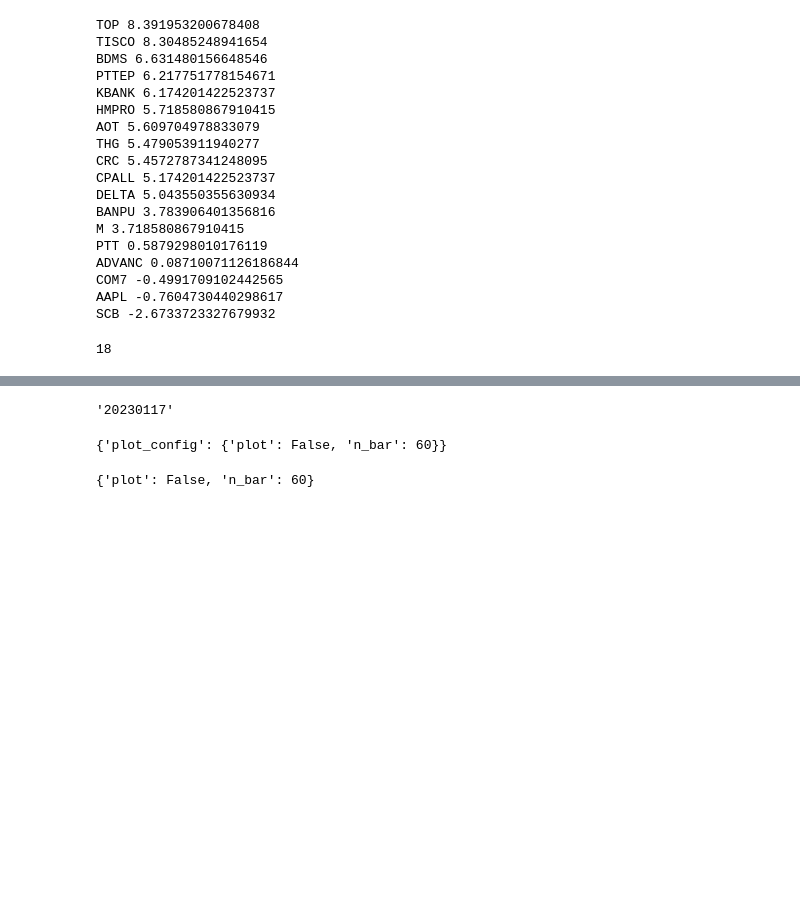
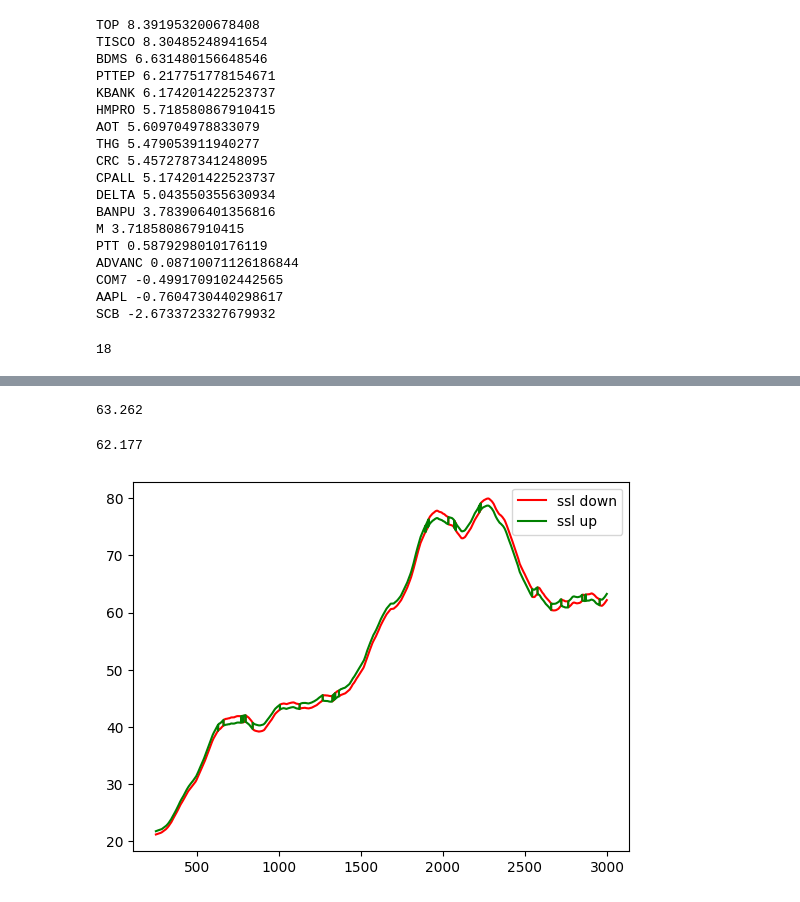
Before and after one commit to Lelalomos/analysis_bot, a Jupyter notebook: test.ipynb, the cells around one changed output, grey strips where cells are left out. Saved outputs shown, nothing was run; the diff lists cells and outputs as text; code cells hidden in the pictures; blank space fills up the shorter version.

```diff
--- a/test.ipynb
+++ b/test.ipynb
@@ -303 +354,20 @@ len(dict_min_value_1_sort)
+# %%
+df = get_data(tv, "SET", "CPALL", 3000)
+df = df.reset_index()
+ssl_d,ssl_u = mtf_ssl(df, 250)
+# %%
+ssl_u.to_list()[-1]
+# %% [output]
+63.262
+# %%
+ssl_d.to_list()[-1]
+# %% [output]
+62.177
+# %%
+plt.plot(ssl_d,'r', label='ssl down')
+plt.plot(ssl_u,'g', label='ssl up')
+plt.legend()
+plt.show()
+# %% [output]
+[figure, added]
 # %%
@@ -305,14 +374,0 @@ from datetime import datetime
-# %%
-datetime.now().strftime('%Y%m%d')
-# %% [output]
-'20230117'
-# %%
-from utils import read_config
-config_plot = read_config(os.path.join(os.getcwd(),'config','plot_image','plot_config.json'))
-config_plot
-# %% [output]
-{'plot_config': {'plot': False, 'n_bar': 60}}
-# %%
-config_plot['plot_config']
-# %% [output]
-{'plot': False, 'n_bar': 60}
```
Also changed, not shown: parts of 19 cells of this notebook, 1 other file.
